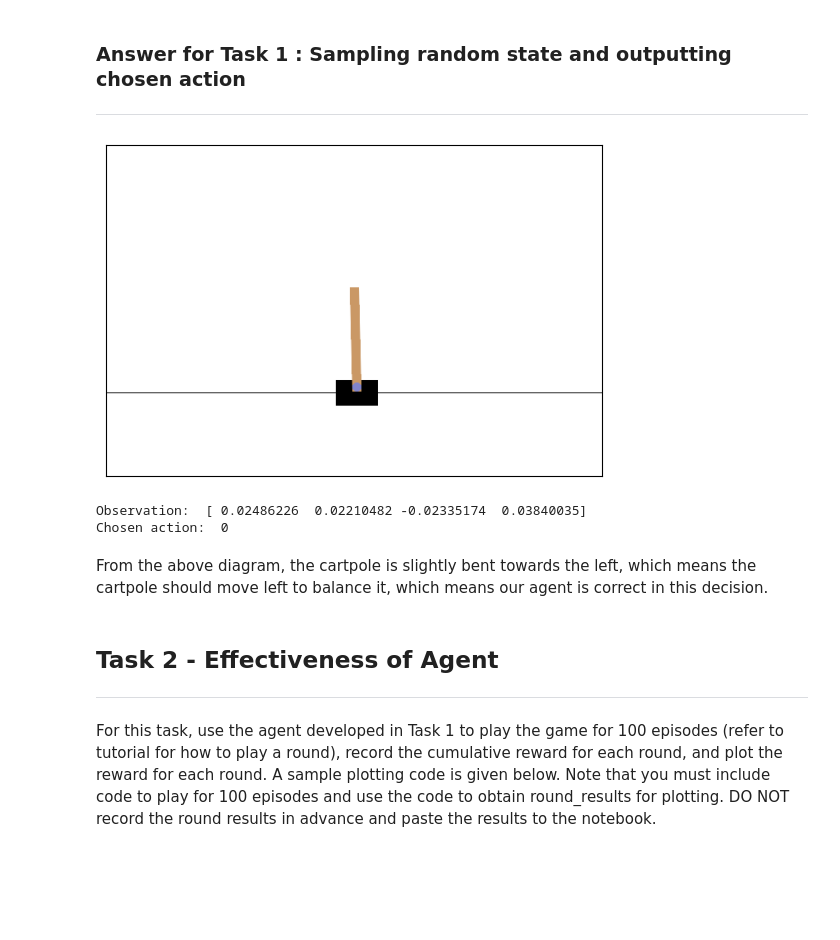
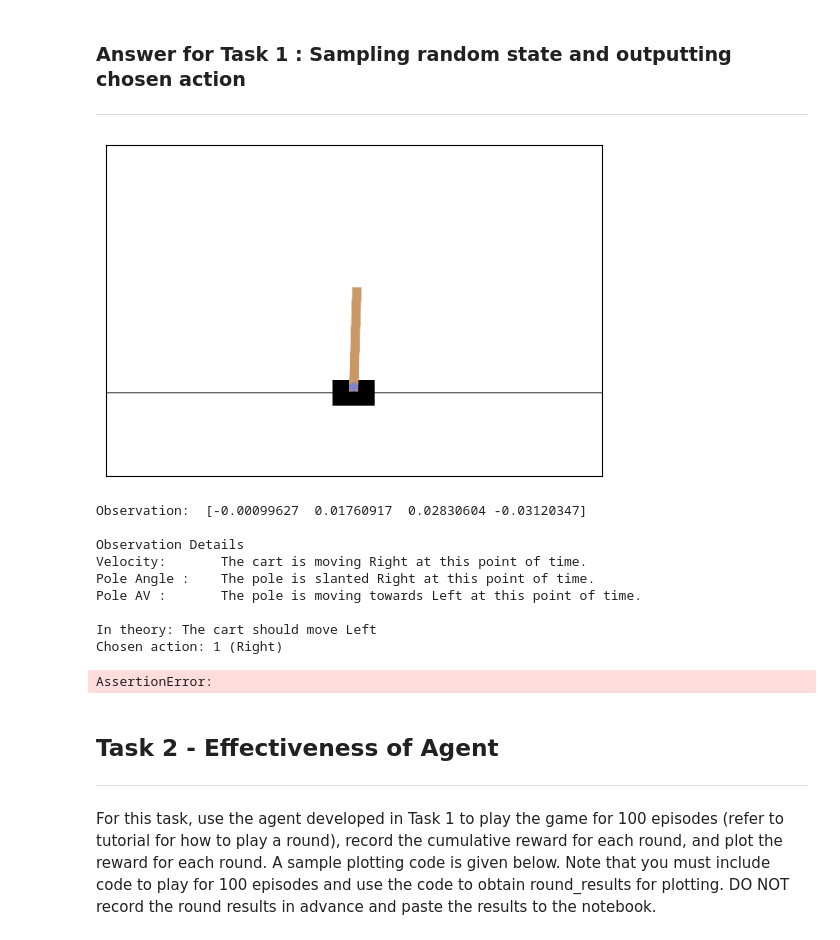
Before and after one commit to isaacchunn/cartpole-balancing, a Jupyter notebook: cartpole_balancing.ipynb, the cells around one changed output. Saved outputs shown, nothing was run; the diff lists cells and outputs as text; code cells hidden in the pictures; blank space fills up the shorter version.

```diff
--- a/cartpole_balancing.ipynb
+++ b/cartpole_balancing.ipynb
@@ -147,7 +158,7 @@ q_table_cart.shape
 #Training parameters
 learning_rate = 0.1
 gamma = 0.99
-num_episodes = 25000
+num_episodes = 40000
 
 #Exploration parameters
 max_epsilon = 1.0
@@ -395,36 +412,72 @@ plt.plot(mean_rewards)
 # %%
 #Remake our environment
 env = gym.make("CartPole-v1")
 #Reset the environment and get our initial state
 state = env.reset()
 
 #Render the current state
 img = env.render(mode="rgb_array")
 #Hide the ticks
 plt.xticks([])  # Set label locations.
 plt.yticks([])
 plt.imshow(img)
 plt.show()
 #
 #Print out the state
 print("Observation: ", state)
 #Get the discrete values from the state
 state_pos = np.digitize(state[0], pos_space)
 state_vel = np.digitize(state[1], vel_space)
 state_ang = np.digitize(state[2], ang_space)
 state_angVel = np.digitize(state[3], angvel_space)
 
+#Format our answer based on the observations we observe by doing unit testing
+#From what we know, the first is irrelevant as its cart position.
+cart_v_text = "Left" if state[1] < 0 else "Right"
+cart_pa_text = "Left" if state[2] < 0 else "Right"
+cart_pav_text = "Left" if state[3] < 0 else "Right"
+print("\nObservation Details")
+print(f"Velocity: \tThe cart is moving {cart_v_text} at this point of time.")
+print(f"Pole Angle : \tThe pole is slanted {cart_pa_text} at this point of time.")
+print(f"Pole AV : \tThe pole is moving towards {cart_pav_text} at this point of time.")
+print()
+
+#Use some logic to calculate the action to do in terms of human
+#From logic: If a pole is slanted to the right, we want the cart to move to the right to balance.
+#So the expected is: If the pole is slanted to the right, we need to move in the same direction to balance the pole.
+calculated_action = ""
+#Check the signs of the pole angle and angular velocity
+#If they are the same, the
+if(state[2] * state[3] > 0):
+    #If they are the same, then we check the signs of it.
+    #If the pole angle is going left, and angular velocity is also towards left, we need to move left
+    calculated_action = "Left" if state[2] < 0 else "Right"
+else:
+    #Different sign means we swap
+    calculated_action = "Right" if state[2] < 0 else "Left"
+
+print(f"In theory: The cart should move {calculated_action}")
+
 #Get the action using our q_table calculated
-action = np.argmax(q_table_cart_mean[state_pos, state_vel, state_ang, state_angVel, :])
+action = np.argmax(q_table_cart[state_pos, state_vel, state_ang, state_angVel, :])
 
+actionText = "Left" if action == 0 else "Right"
 #Print chosen action
-print("Chosen action: ", action)
+print(f"Chosen action: {action} ({actionText})")
+
+assert actionText == calculated_action
 # %% [output]
-[figure, old version]
+[figure, new version]
-Observation:  [ 0.02486226  0.02210482 -0.02335174  0.03840035]
-Chosen action:  0
+Observation:  [-0.00099627  0.01760917  0.02830604 -0.03120347]
+
+Observation Details
+Velocity:       The cart is moving Right at this point of time.
+Pole Angle :    The pole is slanted Right at this point of time.
+Pole AV :       The pole is moving towards Left at this point of time.
+
+In theory: The cart should move Left
+Chosen action: 1 (Right)
+AssertionError:
-# %% [markdown]
-From the above diagram, the cartpole is slightly bent towards the left, which means the cartpole should move left to balance it, which means our agent is correct in this decision.
 # %% [markdown]
 ## Task 2 - Effectiveness of Agent
 ---
```
Also changed, not shown: parts of 24 cells of this notebook, 1 other file.
